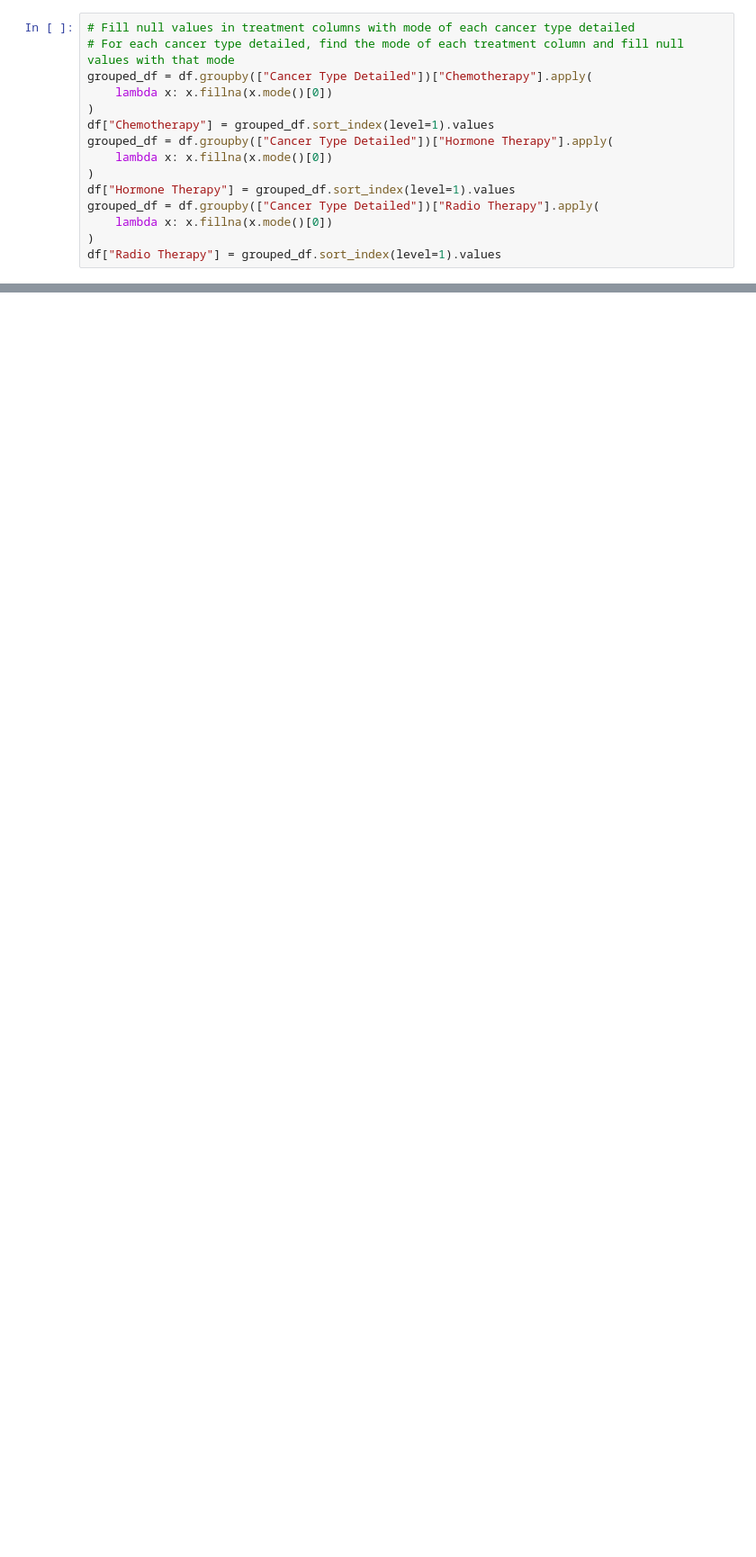
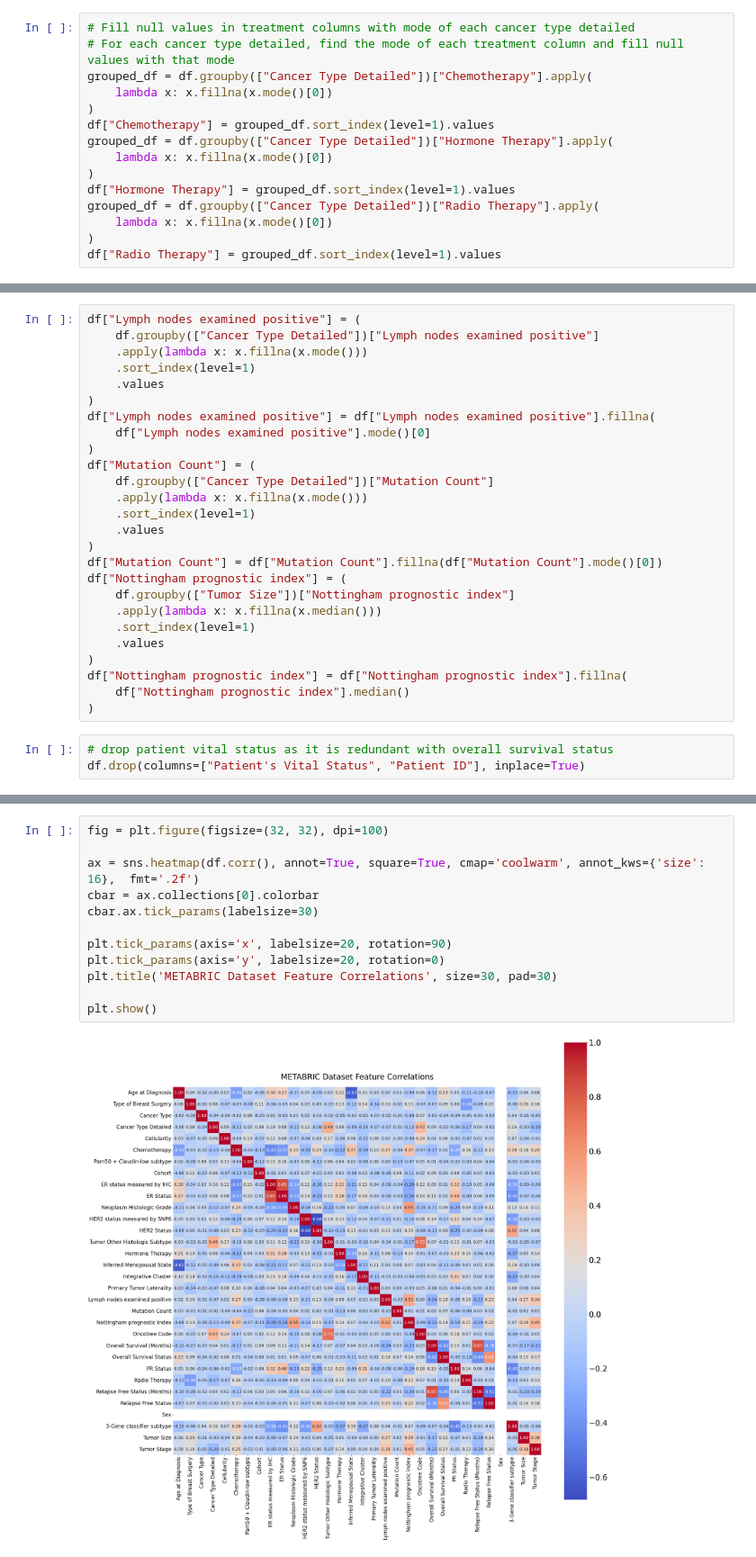
Before and after one commit to Riezmann75/survival-analysis, a Jupyter notebook: metabric_eda.ipynb, the cells around one changed output, grey strips where cells are left out. Shown at 90% size. Drawn from its saved outputs; the diff is of its cells as text; blank space fills up the shorter version.

Commit message:
feat: add missing values

```diff
--- a/metabric_eda.ipynb
+++ b/metabric_eda.ipynb
@@ -156,0 +330,29 @@ df["Radio Therapy"] = grouped_df.sort_index(level=1).values
+# %%
+df["Lymph nodes examined positive"] = (
+    df.groupby(["Cancer Type Detailed"])["Lymph nodes examined positive"]
+    .apply(lambda x: x.fillna(x.mode()))
+    .sort_index(level=1)
+    .values
+)
+df["Lymph nodes examined positive"] = df["Lymph nodes examined positive"].fillna(
+    df["Lymph nodes examined positive"].mode()[0]
+)
+df["Mutation Count"] = (
+    df.groupby(["Cancer Type Detailed"])["Mutation Count"]
+    .apply(lambda x: x.fillna(x.mode()))
+    .sort_index(level=1)
+    .values
+)
+df["Mutation Count"] = df["Mutation Count"].fillna(df["Mutation Count"].mode()[0])
+df["Nottingham prognostic index"] = (
+    df.groupby(["Tumor Size"])["Nottingham prognostic index"]
+    .apply(lambda x: x.fillna(x.median()))
+    .sort_index(level=1)
+    .values
+)
+df["Nottingham prognostic index"] = df["Nottingham prognostic index"].fillna(
+    df["Nottingham prognostic index"].median()
+)
+# %%
+# drop patient vital status as it is redundant with overall survival status
+df.drop(columns=["Patient's Vital Status", "Patient ID"], inplace=True)
@@ -156,0 +404,14 @@ df["Radio Therapy"] = grouped_df.sort_index(level=1).values
+# %%
+fig = plt.figure(figsize=(32, 32), dpi=100)
+
+ax = sns.heatmap(df.corr(), annot=True, square=True, cmap='coolwarm', annot_kws={'size': 16},  fmt='.2f')
+cbar = ax.collections[0].colorbar
+cbar.ax.tick_params(labelsize=30)
+
+plt.tick_params(axis='x', labelsize=20, rotation=90)
+plt.tick_params(axis='y', labelsize=20, rotation=0)
+plt.title('METABRIC Dataset Feature Correlations', size=30, pad=30)
+
+plt.show()
+# %% [output]
+[figure, added]
```
Also changed, not shown: parts of 23 cells of this notebook.
